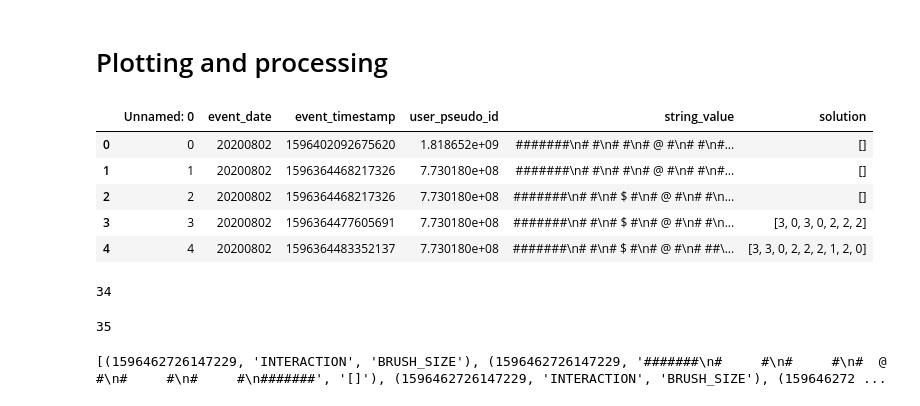
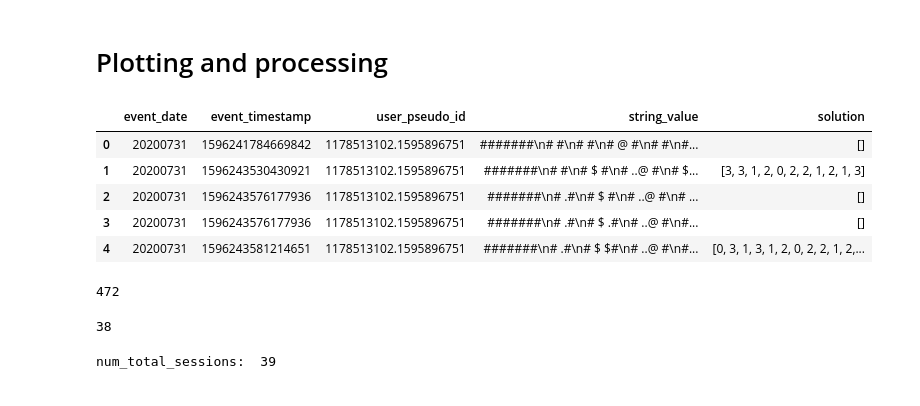
Before and after one commit to omardelarosa/pcgrl-brush, a Jupyter notebook: notebooks/bigquery_results_viz.ipynb, the cells around one changed output. Saved outputs shown, nothing was run; the diff lists cells and outputs as text; code cells hidden in the pictures.

```diff
--- a/notebooks/bigquery_results_viz.ipynb
+++ b/notebooks/bigquery_results_viz.ipynb
@@ -54,6 +85,10 @@ users_timestamps_events
 user_board_states_path = 'data/user_board_states.csv'
 #output file
 user_board_states_action_sequence_path = 'data/user_board_states_action_sequence.csv'
+
+def clean_board_state_string(s):
+    result = s.replace('.9999998', '#') # fixes data collection bug
+    return result
 
 def getCompactSolution(array):
     result = []
@@ -69,12 +104,13 @@ def getCompactSolution(array):
     return result
 
 with open(user_board_states_path) as f:
-    data = pd.read_csv(f)
+#     data = pd.read_csv(f)
+    data = users_board_states
 
 data['solution'] = ""
 bfsSolver = BFSAgent()
 for index in data.index:
-    inputString = data['string_value'][index]
+    inputString = clean_board_state_string(data['string_value'][index])
     playerNumber = inputString.count('@')
     crateNumber = inputString.count('$')
     targetNumber = inputString.count('.')
@@ -87,6 +123,7 @@ for index in data.index:
     else:
         data['solution'][index] = '[]';
 
+# OPTIONAL: write to csv
 data.to_csv(user_board_states_action_sequence_path)
 # %% [output]
 A value is trying to be set on a copy of a slice from a DataFrame
@@ -98,16 +145,21 @@ See the caveats in the documentation: http://pandas.pydata.org/pandas-docs/stabl
 # %% [markdown]
 # Plotting and processing
 # %%
-user_board_states_action_sequence_path = 'data/user_board_states_action_sequence.csv'
-user_board_states_df = pd.read_csv(user_board_states_action_sequence_path)
+# user_board_states_action_sequence_path = 'data/user_board_states_action_sequence.csv'
+# user_board_states_df = pd.read_csv(user_board_states_action_sequence_path)
+user_board_states_df = data # using pandas DF to preserve datatypes
 user_board_states_df.head()
 # %% [output]
-|  | Unnamed: 0 | event_date | event_timestamp | user_pseudo_id | string_value | solution |
-| 0 | 0 | 20200802 | 1596402092675620 | 1.818652e+09 | #######\n# #\n# #\n# @ #\n# #\n#... | [] |
-| 1 | 1 | 20200802 | 1596364468217326 | 7.730180e+08 | #######\n# #\n# #\n# @ #\n# #\n#... | [] |
-| 2 | 2 | 20200802 | 1596364468217326 | 7.730180e+08 | #######\n# #\n# $ #\n# @ #\n# #\n... | [] |
-| 3 | 3 | 20200802 | 1596364477605691 | 7.730180e+08 | #######\n# #\n# $ #\n# @ #\n# #\n... | [3, 0, 3, 0, 2, 2, 2] |
-| 4 | 4 | 20200802 | 1596364483352137 | 7.730180e+08 | #######\n# #\n# $ #\n# @ #\n# ##\... | [3, 3, 0, 2, 2, 2, 1, 2, 0] |
+|  | event_date | event_timestamp | user_pseudo_id | string_value | solution |
+| 0 | 20200731 | 1596241784669842 | 1178513102.1595896751 | #######\n# #\n# #\n# @ #\n# #\n#... | [] |
+| 1 | 20200731 | 1596243530430921 | 1178513102.1595896751 | #######\n# #\n# $ #\n# ..@ #\n# $... | [3, 3, 1, 2, 0, 2, 2, 1, 2, 1, 3] |
+| 2 | 20200731 | 1596243576177936 | 1178513102.1595896751 | #######\n# .#\n# $ #\n# ..@ #\n# ... | [] |
+| 3 | 20200731 | 1596243576177936 | 1178513102.1595896751 | #######\n# .#\n# $ .#\n# ..@ #\n#... | [] |
+| 4 | 20200731 | 1596243581214651 | 1178513102.1595896751 | #######\n# .#\n# $ $#\n# ..@ #\n#... | [0, 3, 1, 3, 1, 2, 0, 2, 2, 1, 2,... |
+# %%
+len(user_board_states_df)
+# %% [output]
+472
 # %%
 user_board_states_by_user = {}
 
@@ -118,8 +170,8 @@ for idx in user_board_states_df.index:
     timestamp = user_board_states_df['event_timestamp'][idx]
     board_state = user_board_states_df['string_value'][idx]
     solution = user_board_states_df['solution'][idx]
-    user_board_states_by_user[user_id].append((timestamp, board_state, solution))
+    user_board_states_by_user[user_id].append((timestamp, BOARD_CHECKPOINT, board_state, eval(solution)))
 
 print(len(user_board_states_by_user.keys()))
 # %% [output]
-34
+38
@@ -145,12 +199,10 @@ for idx in users_timestamps_events.index:
 
     sessions_by_user[user_id] = sorted(sessions_by_user[user_id], key=lambda x: x[0])
 # %%
-print(len(sessions_by_user.keys()))
+print("num_total_sessions: ", len(sessions_by_user.keys()))
 # %% [output]
-35
+num_total_sessions:  39
 # %%
-print(sessions_by_user['10049114'])
+# print(sessions_by_user['10049114'])
-# %% [output]
-[(1596462726147229, 'INTERACTION', 'BRUSH_SIZE'), (1596462726147229, '#######\n#     #\n#     #\n#  @  #\n#     #\n#     #\n#######', '[]'), (1596462726147229, 'INTERACTION', 'BRUSH_SIZE'), (159646272 ...
 # %%
 ## Average Session Duration
```
Also changed, not shown: parts of 46 cells of this notebook, 14 other files.
